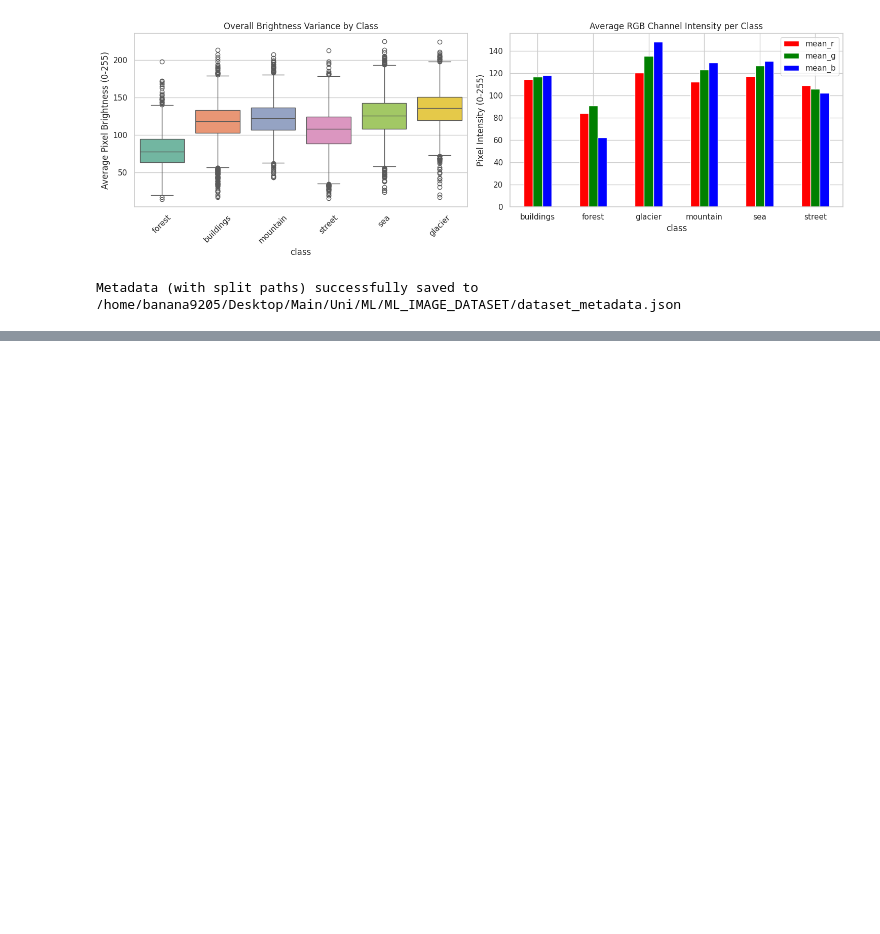
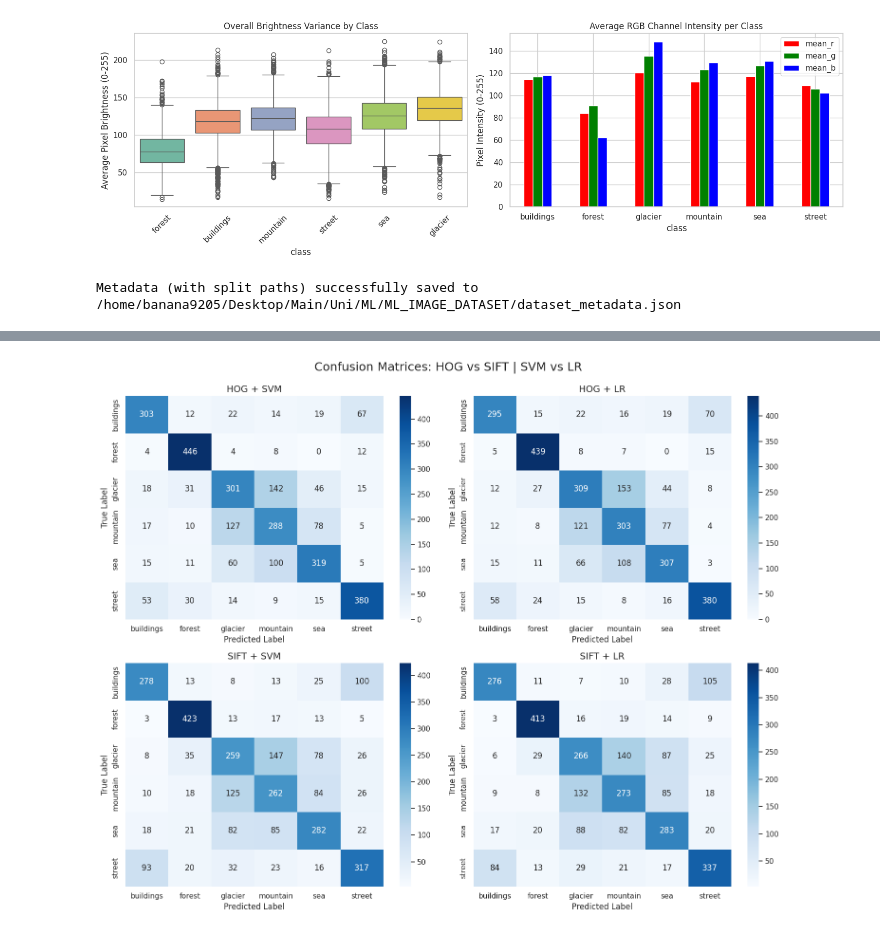
Before and after one commit to PhatLavar/ML_IMAGE_DATASET, a Jupyter notebook: main.ipynb, the cells around one changed output, grey strips where cells are left out. Drawn from its saved outputs; the diff is of its cells as text; code cells hidden in the pictures; blank space fills up the shorter version.

Commit message:
Add traditional pipeline

```diff
--- a/main.ipynb
+++ b/main.ipynb
@@ -247,0 +250,6 @@ Metadata (with split paths) successfully saved to /home/banana9205/Desktop/Main/
+# %%
+from helper.traditional_helper import BasePreprocessor, HOGPreprocessor, SIFTPreprocessor, run_traditional_pipeline
+
+# Ensure we load the clean, correctly structured dataset from Phase 1
+clean_dl_df = load_dataset_from_directories(project_root)
+print(f"Loaded dataset for phase 2. Size: {len(clean_dl_df)}")
@@ -247,0 +259,16 @@ Metadata (with split paths) successfully saved to /home/banana9205/Desktop/Main/
+# %%
+# ~6m runtime
+# Evaluate with vocab_size = 400
+results_400_df, preds_400_dict, class_names_400 = run_traditional_pipeline(
+    df=clean_dl_df,
+    vocab_size=400,
+    feature_configs=['hog', 'sift'],
+    max_sift_samples=1500,
+    pca_components=500,
+    show_report=True
+)
+
+print("\n" + "="*50)
+print("       FINAL MODEL COMPARISON (Vocab=400)")
+print("="*50)
+print(results_400_df.to_string(index=False))
@@ -247,0 +293,23 @@ Metadata (with split paths) successfully saved to /home/banana9205/Desktop/Main/
+# %%
+from sklearn.metrics import confusion_matrix
+
+fig, axes = plt.subplots(2, 2, figsize=(15, 12))
+axes = axes.flatten()
+
+fig.suptitle("Confusion Matrices: HOG vs SIFT | SVM vs LR", fontsize=18)
+
+for idx, (exp_name, (y_test_true, y_pred_model)) in enumerate(preds_400_dict.items()):
+    if idx >= 4:
+        break # Just in case
+    cm = confusion_matrix(y_test_true, y_pred_model)
+    sns.heatmap(cm, annot=True, fmt='d', cmap='Blues', ax=axes[idx],
+                xticklabels=class_names_400, yticklabels=class_names_400)
+    axes[idx].set_title(f"{exp_name}", fontsize=14)
+    axes[idx].set_xlabel("Predicted Label")
+    axes[idx].set_ylabel("True Label")
+
+plt.tight_layout()
+plt.subplots_adjust(top=0.92)
+plt.show()
+# %% [output]
+[figure, added]
```
Also changed, not shown: parts of 3 cells of this notebook, 1 other file.
